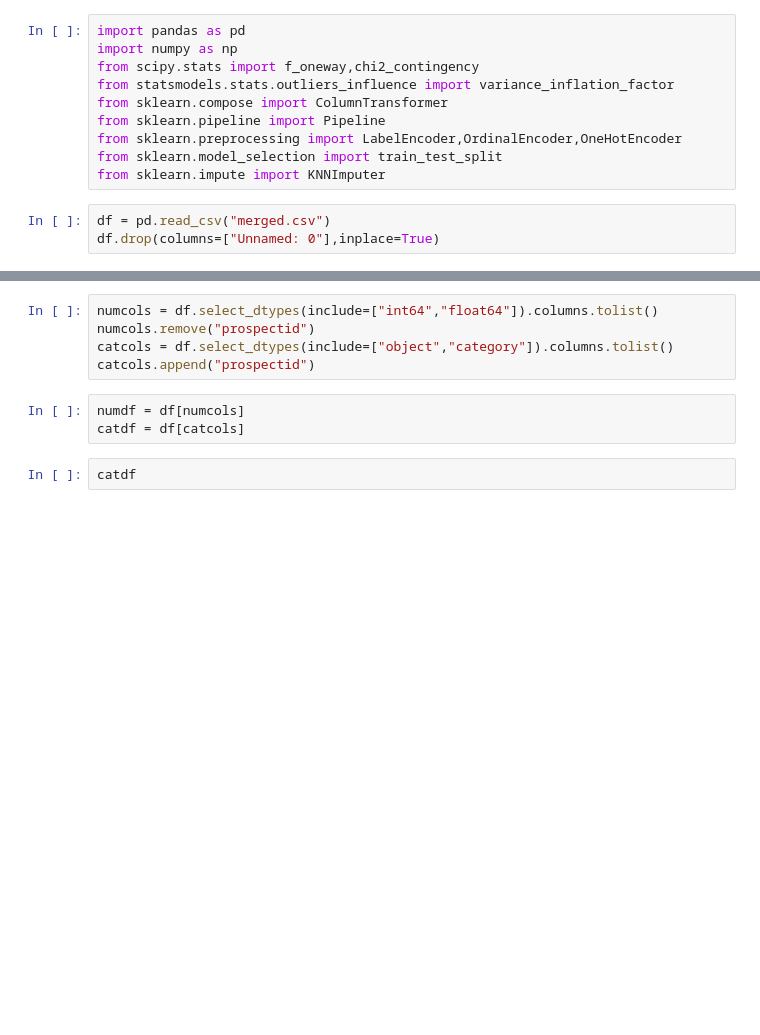
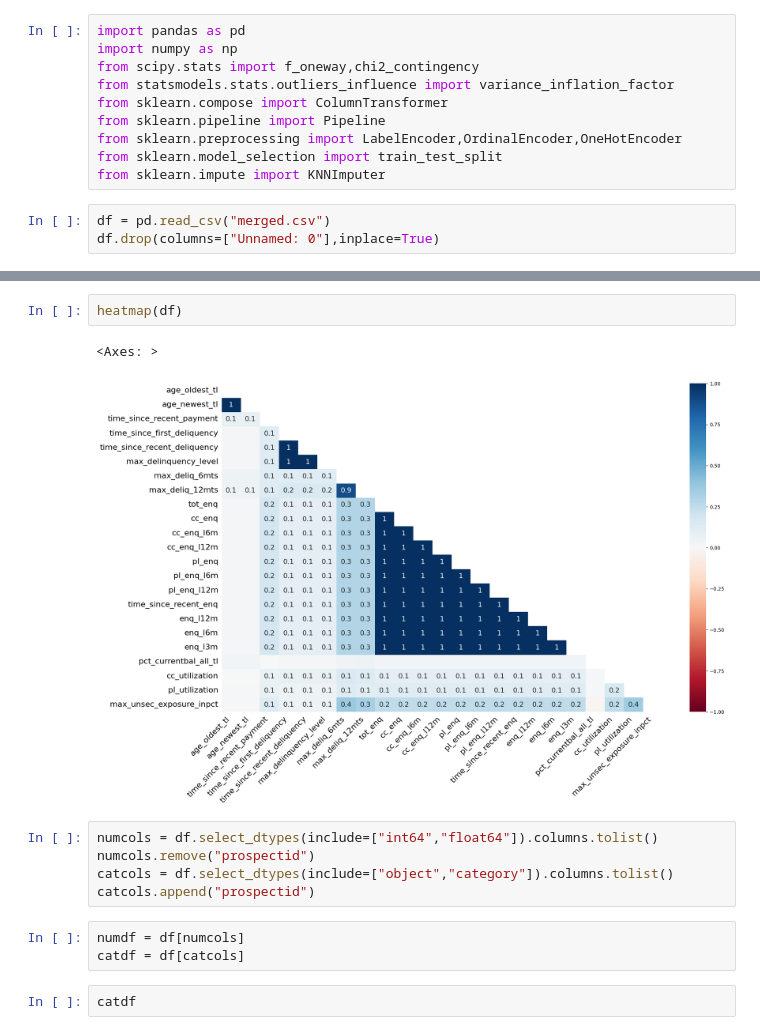
Before and after one commit to agarwal2001-ux/credt_risk_modelling, a Jupyter notebook: notebooks/imputation.ipynb, the cells around one changed output, grey strips where cells are left out. Cells and saved outputs as stored; diff of their text form; blank space fills up the shorter version.

```diff
--- a/notebooks/imputation.ipynb
+++ b/notebooks/imputation.ipynb
@@ -14,3 +20,8 @@ df.drop(columns=["Unnamed: 0"],inplace=True)
+# %%
+heatmap(df)
+# %% [output]
+<Axes: >
+[figure, added]
 # %%
 numcols = df.select_dtypes(include=["int64","float64"]).columns.tolist()
 numcols.remove("prospectid")
```
Also changed, not shown: parts of 1 cell of this notebook, 8 other files.
